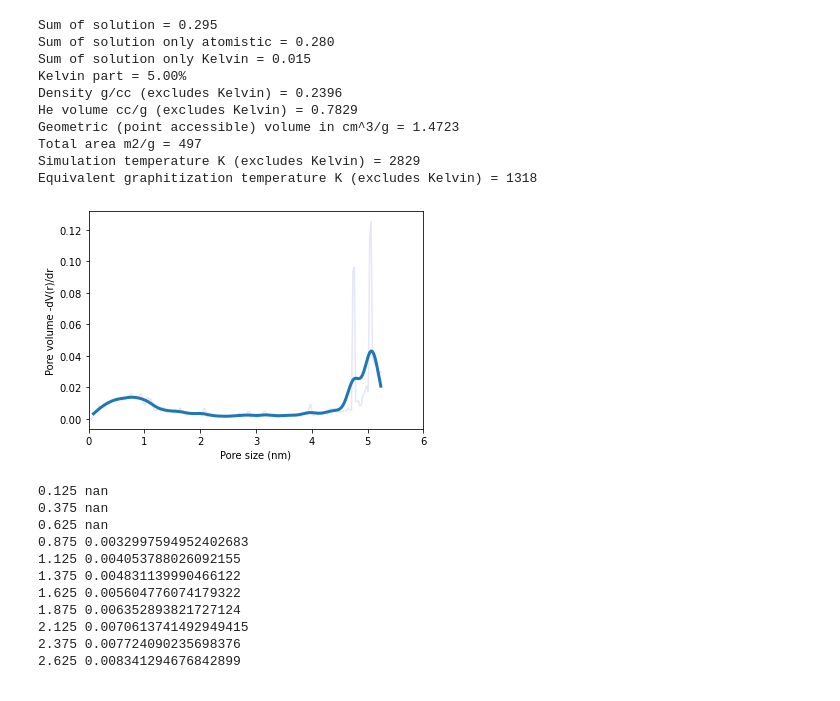
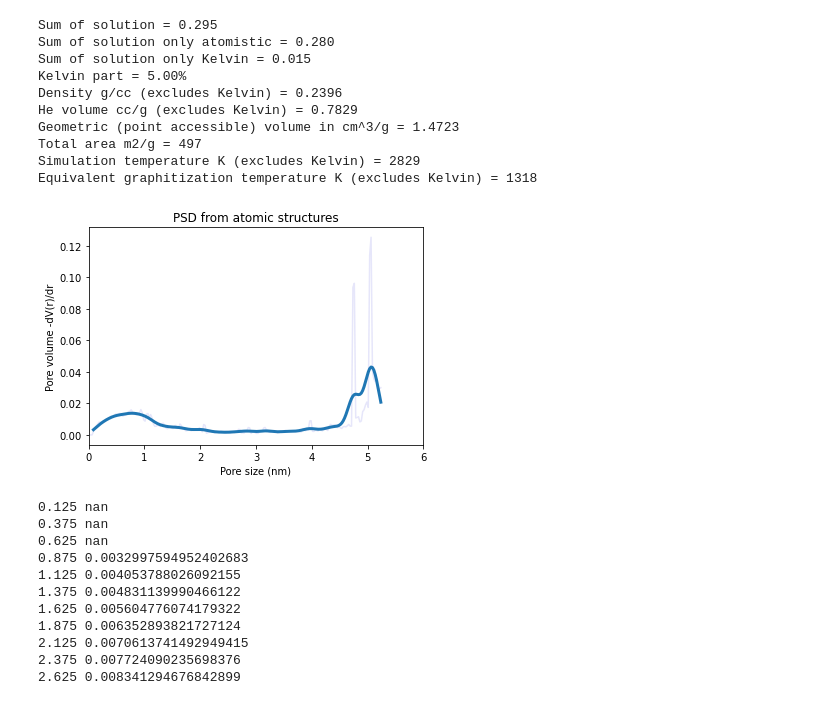
Before and after one commit to nandobike/3d-vis, a Jupyter notebook: 3D_calculation.ipynb, the cells around one changed output. Saved outputs shown, nothing was run; the diff lists cells and outputs as text; code cells hidden in the pictures.

```diff
--- a/3D_calculation.ipynb
+++ b/3D_calculation.ipynb
@@ -345,18 +346,19 @@ PSD_solution_smooth[0:3] = np.nan
 # %%
 # Plot PSD
 fig, ax = plt.subplots()
 
 plt.plot(df_PSD_pb[0]/10, PSD_solution, color='lavender') # Use light color for original PSD solution
 plt.plot(df_PSD_pb[0]/10, PSD_solution_smooth, linewidth=3) # Heavier color for smoothed solution
 plt.xlim([0,6])
 plt.xlabel("Pore size (nm)")
 #plt.xlabel("Pore size")
 plt.ylabel("Pore volume -dV(r)/dr")
 #plt.ylabel("Pore volume")
 #plt.title("Pore size distribution")
+plt.title('PSD from atomic structures')
 plt.show()
 # %% [output]
-[figure, old version]
+[figure, new version]
 # %%
 #Export PSD to file
 if False:
```
Also changed, not shown: parts of 1 cell of this notebook, 1 other file.
